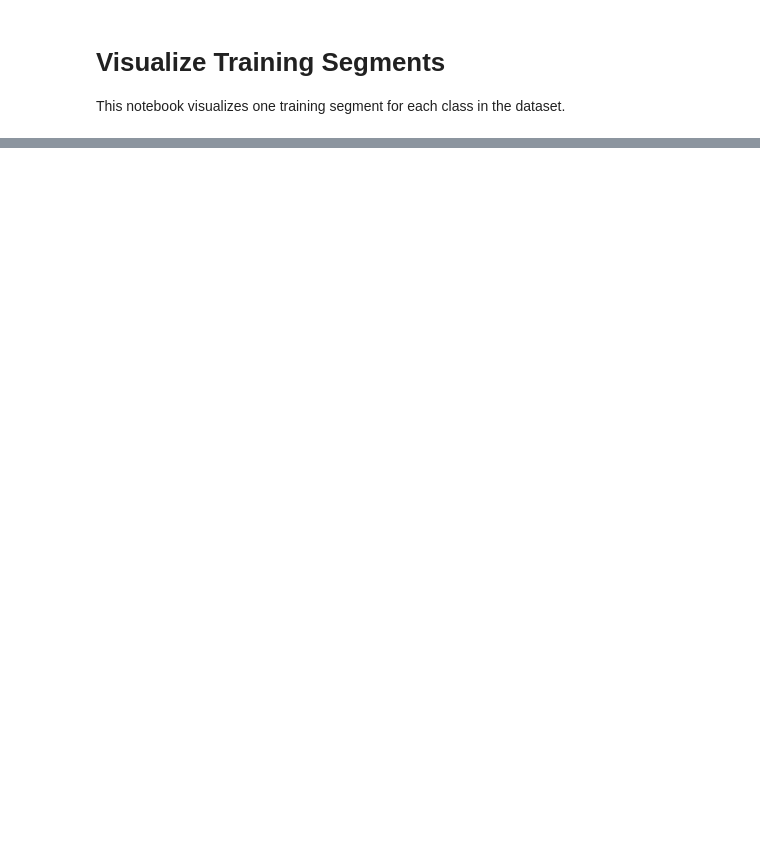
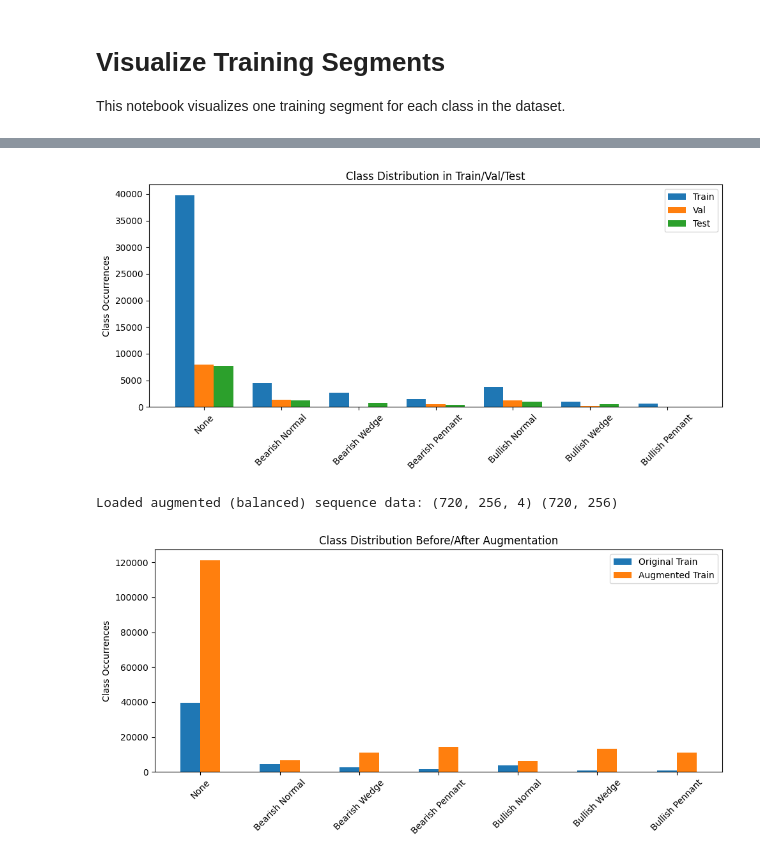
Before and after one commit to RozsaBotond/VITMMA19, a Jupyter notebook: notebooks/visualize_segments.ipynb, the cells around one changed output, grey strips where cells are left out. Drawn from its saved outputs; the diff is of its cells as text; code cells hidden in the pictures; blank space fills up the shorter version.

```diff
--- a/notebooks/visualize_segments.ipynb
+++ b/notebooks/visualize_segments.ipynb
@@ -79,0 +98,74 @@ for cls_id in unique_classes:
+# %%
+# --- Visualize Class Imbalance ---
+import collections
+
+# Count class occurrences in training, validation, and test sets
+def count_classes(y_data, label_names):
+    counter = collections.Counter()
+    for seq in y_data:
+        counter.update(seq.tolist())
+    # Map to label names
+    return {label_names.get(k, k): v for k, v in counter.items()}
+
+# Load val and test data
+X_val = np.load(config.data_dir / "X_val.npy")
+Y_val = np.load(config.data_dir / "Y_val.npy")
+X_test = np.load(config.data_dir / "X_test.npy")
+Y_test = np.load(config.data_dir / "Y_test.npy")
+
+train_counts = count_classes(Y_train, label_names)
+val_counts = count_classes(Y_val, label_names)
+test_counts = count_classes(Y_test, label_names)
+
+# Plot class distribution
+fig, ax = plt.subplots(1, 1, figsize=(10, 5))
+bar_width = 0.25
+labels = list(label_names.values())
+indices = np.arange(len(labels))
+
+ax.bar(indices - bar_width, [train_counts.get(l, 0) for l in labels], width=bar_width, label='Train')
+ax.bar(indices, [val_counts.get(l, 0) for l in labels], width=bar_width, label='Val')
+ax.bar(indices + bar_width, [test_counts.get(l, 0) for l in labels], width=bar_width, label='Test')
+
+ax.set_xticks(indices)
+ax.set_xticklabels(labels, rotation=45)
+ax.set_ylabel('Class Occurrences')
+ax.set_title('Class Distribution in Train/Val/Test')
+ax.legend()
+plt.tight_layout()
+plt.show()
+
+# --- Visualize Augmentation Process ---
+# Try to load augmented data if available
+import glob
+
+def try_load_augmented(name):
+    files = glob.glob(str(config.data_dir / f"{name}_balanced.npy"))
+    if files:
+        return np.load(files[0])
+    return None
+
+X_seq_bal = try_load_augmented("X_seq")
+Y_seq_bal = try_load_augmented("Y_seq")
+
+if X_seq_bal is not None and Y_seq_bal is not None:
+    print("Loaded augmented (balanced) sequence data:", X_seq_bal.shape, Y_seq_bal.shape)
+    # Count classes in augmented data
+    aug_counts = count_classes(Y_seq_bal, label_names)
+    # Plot before/after augmentation
+    fig, ax = plt.subplots(1, 1, figsize=(10, 5))
+    ax.bar(indices - bar_width/2, [train_counts.get(l, 0) for l in labels], width=bar_width, label='Original Train')
+    ax.bar(indices + bar_width/2, [aug_counts.get(l, 0) for l in labels], width=bar_width, label='Augmented Train')
+    ax.set_xticks(indices)
+    ax.set_xticklabels(labels, rotation=45)
+    ax.set_ylabel('Class Occurrences')
+    ax.set_title('Class Distribution Before/After Augmentation')
+    ax.legend()
+    plt.tight_layout()
+    plt.show()
+else:
+    print("No augmented (balanced) sequence data found.")
+# %% [output]
+[figure, added]
+Loaded augmented (balanced) sequence data: (720, 256, 4) (720, 256)
+[figure, added]
```
Also changed, not shown: parts of 4 cells of this notebook, 2 other files.
